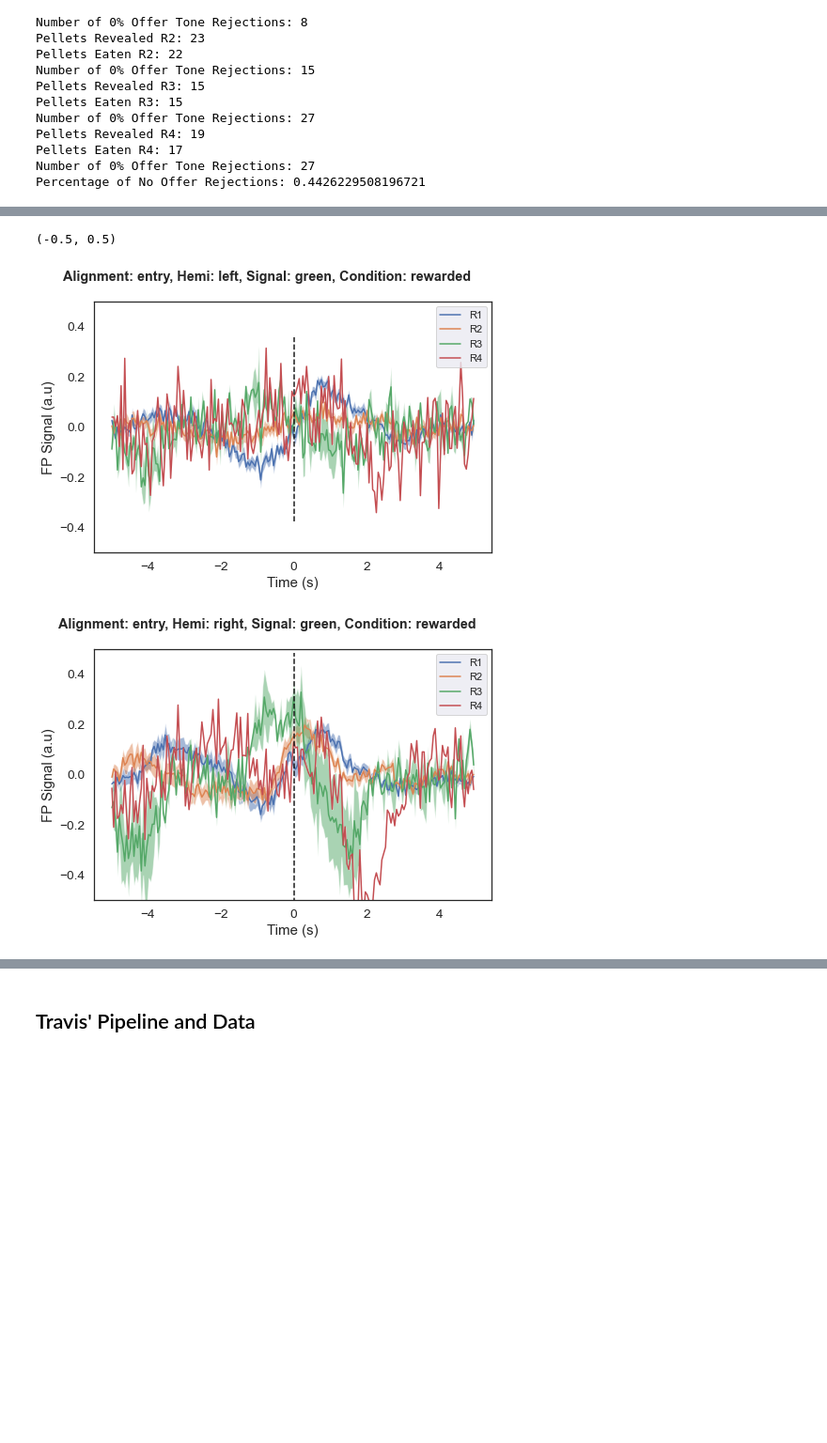
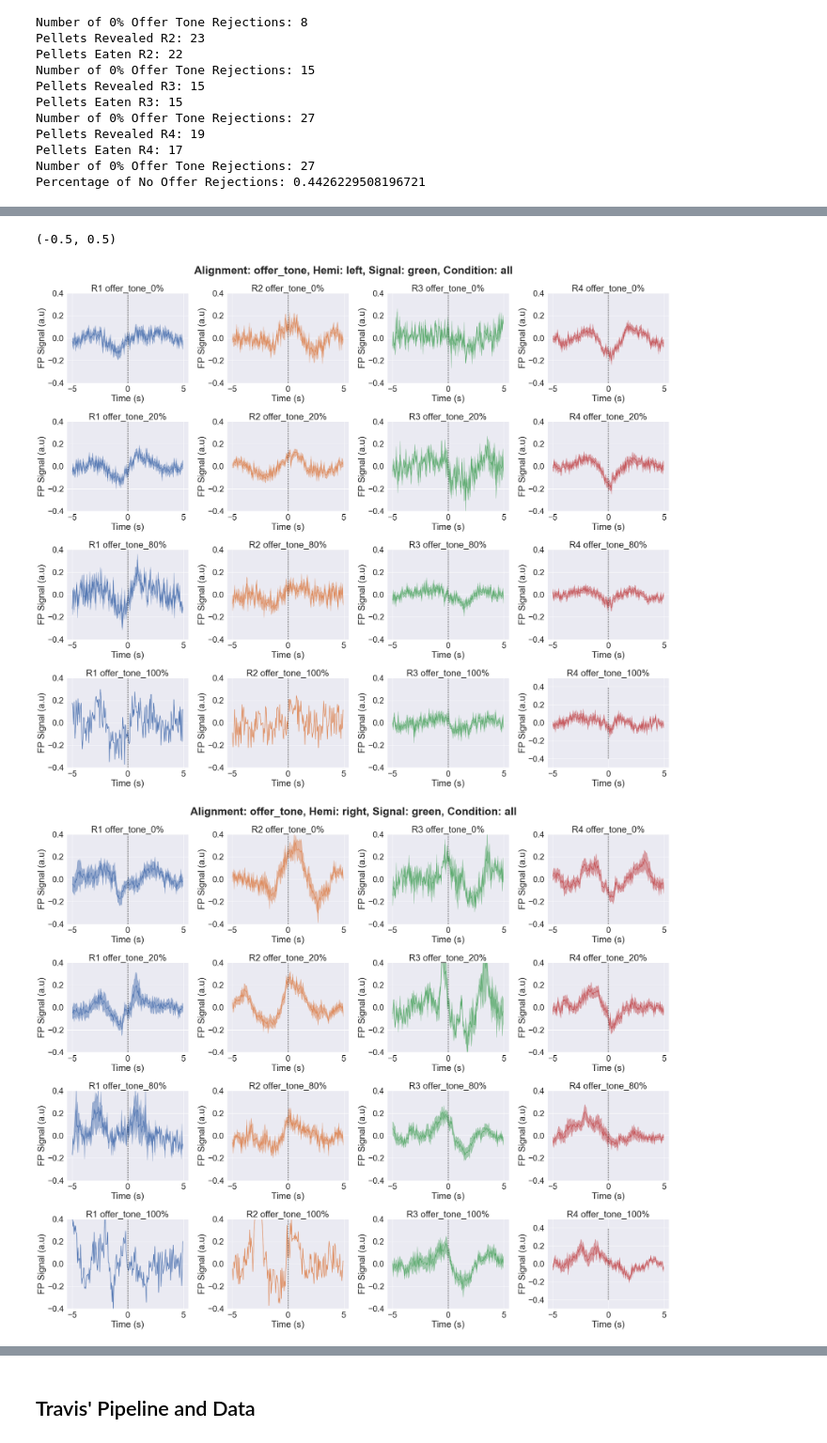
Before and after one commit to neurogomez/RR_Analysis_Pipeline, a Jupyter notebook: RR_Analysis_RRM003_RRM004.ipynb, the cells around one changed output, grey strips where cells are left out. Shown at 94% size. Saved outputs shown, nothing was run; the diff lists cells and outputs as text; code cells hidden in the pictures; blank space fills up the shorter version.

Commit message:
Updates to Main and Notebook
Align to all offer tones, any condition and split into 16 plots now possible. Small updates to plotting fxns and update main functions

```diff
--- a/RR_Analysis_RRM003_RRM004.ipynb
+++ b/RR_Analysis_RRM003_RRM004.ipynb
@@ -151,7 +123,7 @@ day = 158
 fp_folder = fp_folder_RRMM004
 behavior_folder = behavior_folder_RRMM004
 
-dt_choice, reject_events,accept_and_rewarded_events,num_accept_rewarded_events,quit_events, num_quit_events,pct_no_offer_rejects, dt_reject, dt_accept,data_rr, data_fp = get_data_rr(fp_folder, behavior_folder, animal, day)
+behaviour_summary, data_rr, data_fp = get_data_rr(fp_folder, behavior_folder, animal, day)
 # %% [output]
 /Volumes/Wilbrecht_file_server/LauraG/RR_FP_Data/RRM004/FP_Dayp158_epoch-5_ID-RRM004_2021-04-26T14_59_40.csv
 Pellets Revealed R1: 25
@@ -170,15 +146,12 @@ Percentage of No Offer Rejections: 0.4426229508196721
 # %%
 # Load FP Trace to Compare
-alignment = 'entry'
-condition = 'rewarded'
+alignment = 'offer_tone'
+condition = 'reject'
 channel = 'green'
 side = 'left'
 trigger_mode = 'TRIG1'
-split = 'none'
+split = 'restaurant'
 
-signals_left, t_left = grab_fp_traces(alignment, channel, 'left', condition, data_fp, data_rr, trigger_mode, split)
-signals_right, t_right = grab_fp_traces(alignment, channel, 'right', condition, data_fp, data_rr, trigger_mode, split)
-
-signals_left, t_left = offer_tone_aligned_fp_traces(channel, 'left', condition, data_fp, data_rr, trigger_mode, split)
-signals_right, t_right = offer_tone_aligned_fp_traces(channel, 'right', condition, data_fp, data_rr, trigger_mode, split)
+signals_left, t_left = get_fp_aligned_traces(alignment, channel, 'left', condition, data_fp, data_rr, trigger_mode, split)
+signals_right, t_right = get_fp_aligned_traces(alignment, channel, 'right', condition, data_fp, data_rr, trigger_mode, split)
 # %% [output]
@@ -202,15 +175,16 @@ Restaurant 4 has no traces for rewarded condition at probability tone 100
 # %%
-plot_opt = 'all_restaurant'
+# Plot FP Traces
+plot_opt = 'all'
 y_min=-0.5
 y_max=0.5
 
 plot_trial_avg_FP_aligned(signals_left, t_left, plot_opt, alignment, 'left', channel, condition)
 plt.ylim(y_min,y_max)
 plot_trial_avg_FP_aligned(signals_right, t_right, plot_opt, alignment, 'right', channel, condition)
 plt.ylim(y_min,y_max)
 # %% [output]
 (-0.5, 0.5)
-[figure, old version]
+[figure, new version]
-[figure, old version]
+[figure, new version]
 # %%
 # Plot dt Histogram
```
Also changed, not shown: parts of 7 cells of this notebook, 6 other files.
